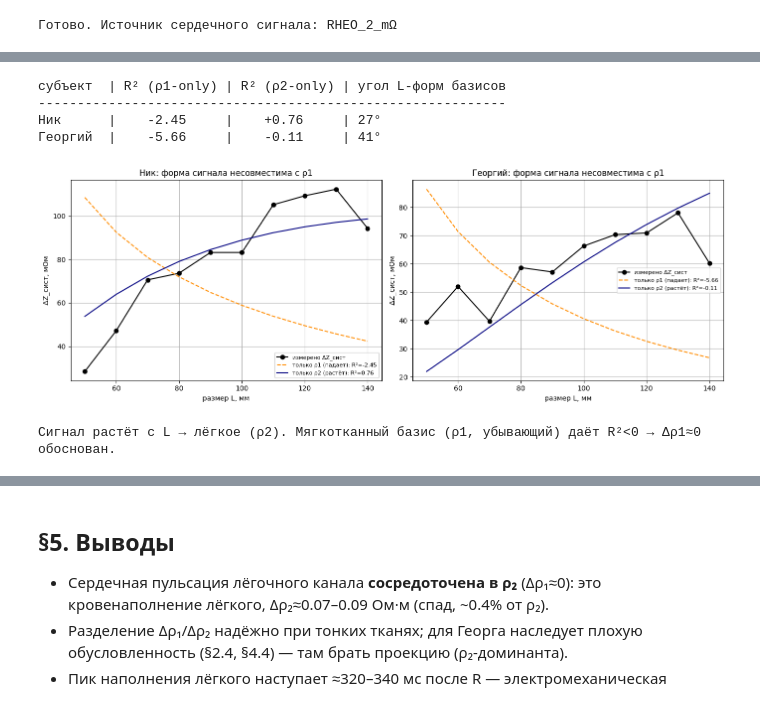
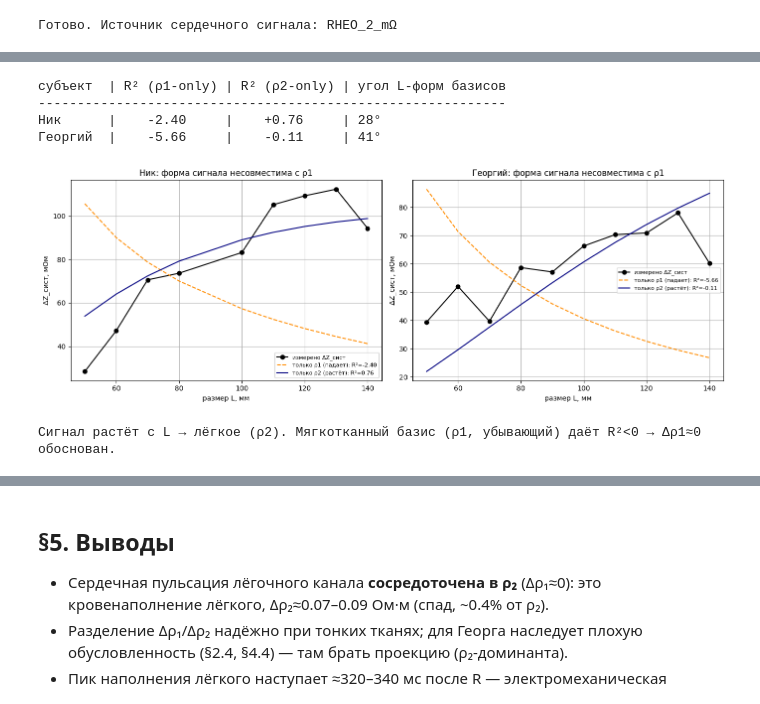
Before and after one commit to NixWrk/PhD_Disser, a Jupyter notebook: Colab Notebooks/11_Систолические_Δρ_и_задержка.ipynb, the cells around one changed output, grey strips where cells are left out. Drawn from its saved outputs; the diff is of its cells as text; code cells hidden in the pictures.

```diff
--- a/Colab Notebooks/11_Систолические_Δρ_и_задержка.ipynb
+++ b/Colab Notebooks/11_Систолические_Δρ_и_задержка.ipynb
@@ -80,12 +139,12 @@ def load_record(info, sz):
 ENS = {}
 for name, info in SUBJECTS.items():
     ENS[name] = {}
-    for sz in SIZES:
+    for sz in info["sizes"]:
         df, fs, R, rec = load_record(info, sz)
         avg, tr, nb = ensemble(df, R, fs)
         ENS[name][sz] = dict(avg=avg, t=tr, nbeats=nb,
                              dZ=(avg.max()-avg.min())/1000.0,        # мОм->Ом
                              t_trough=tr[np.argmin(avg)])
     print("%-8s ΔZ_сист(L): %s мОм"
-          % (name, [int(ENS[name][s]["dZ"]*1000) for s in SIZES]))
+          % (name, [int(ENS[name][s]["dZ"]*1000) for s in info["sizes"]]))
 # %% [output]
@@ -99,7 +164,7 @@ for name, info in SUBJECTS.items():
 # @title График ΔZ_сист(L)
 plt.figure(figsize=(8, 5))
 for name in SUBJECTS:
-    plt.plot(SIZES, [ENS[name][s]["dZ"]*1000 for s in SIZES], "o-", label=name)
+    plt.plot(sorted(ENS[name]), [ENS[name][s]["dZ"]*1000 for s in sorted(ENS[name])], "o-", label=name)
 plt.xlabel("размер L, мм"); plt.ylabel("ΔZ_сист, мОм")
 plt.title("Систолический размах импеданса vs база\n(растёт с L → источник в лёгком)")
 plt.legend(); plt.grid(True); plt.tight_layout(); plt.show()
@@ -115,11 +186,11 @@ print("%-8s | Δρ1     Δρ2     | проекция ρ2 | спред углов
 print("-"*86)
 for name, info in SUBJECTS.items():
     r1, r2, h = info["rho1"], info["rho2"], info["h"]
-    J  = np.array([[dZ_drho1(r1, r2, h, *ab(s)), dZ_drho2(r1, r2, h, *ab(s))] for s in SIZES])
-    dZ = np.array([ENS[name][s]["dZ"] for s in SIZES])
+    J  = np.array([[dZ_drho1(r1, r2, h, *ab(s)), dZ_drho2(r1, r2, h, *ab(s))] for s in sorted(ENS[name])])
+    dZ = np.array([ENS[name][s]["dZ"] for s in sorted(ENS[name])])
     sol, *_ = np.linalg.lstsq(J, dZ, rcond=None)
     proj = np.median(dZ / J[:, 1])                       # Δρ2 при Δρ1=0
-    angs = [np.degrees(np.arctan2(J[k,1], J[k,0])) for k in range(len(SIZES))]
+    angs = [np.degrees(np.arctan2(J[k,1], J[k,0])) for k in range(len(sorted(ENS[name])))]
     spread = max(angs) - min(angs)
     note = "разделение надёжно" if spread > 12 else "split ненадёжен (см. §4.4) → брать проекцию"
     print("%-8s | %6.3f  %6.3f | %6.3f      | %5.1f°      | %s"
@@ -139,30 +216,30 @@ print("\nΔρ2≈0.07–0.09 Ом·м (~0.4%% от ρ2): пульсовое кр
 # %%
 # @title Подгонка ρ1-only vs ρ2-only (обоснование Δρ1≈0)
 fig, ax = plt.subplots(1, len(SUBJECTS), figsize=(7*len(SUBJECTS), 5), squeeze=False)
 print("%-8s | R² (ρ1-only) | R² (ρ2-only) | угол L-форм базисов" % "субъект")
 print("-"*60)
 for j, (name, info) in enumerate(SUBJECTS.items()):
     r1, r2, h = info["rho1"], info["rho2"], info["h"]
-    dZ = np.array([ENS[name][s]["dZ"] for s in SIZES])
-    J1 = np.array([dZ_drho1(r1, r2, h, *ab(s)) for s in SIZES])
-    J2 = np.array([dZ_drho2(r1, r2, h, *ab(s)) for s in SIZES])
+    dZ = np.array([ENS[name][s]["dZ"] for s in sorted(ENS[name])])
+    J1 = np.array([dZ_drho1(r1, r2, h, *ab(s)) for s in sorted(ENS[name])])
+    J2 = np.array([dZ_drho2(r1, r2, h, *ab(s)) for s in sorted(ENS[name])])
     a1 = np.dot(dZ, J1)/np.dot(J1, J1); a2 = np.dot(dZ, J2)/np.dot(J2, J2)
     R2 = lambda res: 1 - np.sum(res**2)/np.sum((dZ-dZ.mean())**2)
     r2_1, r2_2 = R2(dZ-a1*J1), R2(dZ-a2*J2)
     ang = np.degrees(np.arccos(np.dot(J1, J2)/(np.linalg.norm(J1)*np.linalg.norm(J2))))
     print("%-8s |    %+5.2f     |    %+5.2f     | %.0f°" % (name, r2_1, r2_2, ang))
     a = ax[0][j]
-    a.plot(SIZES, dZ*1000,    "ko-", label="измерено ΔZ_сист")
-    a.plot(SIZES, a1*J1*1000, "--", color="darkorange", label="только ρ1 (падает): R²=%.2f" % r2_1)
-    a.plot(SIZES, a2*J2*1000, "-",  color="navy",       label="только ρ2 (растёт): R²=%.2f" % r2_2)
+    a.plot(sorted(ENS[name]), dZ*1000,    "ko-", label="измерено ΔZ_сист")
+    a.plot(sorted(ENS[name]), a1*J1*1000, "--", color="darkorange", label="только ρ1 (падает): R²=%.2f" % r2_1)
+    a.plot(sorted(ENS[name]), a2*J2*1000, "-",  color="navy",       label="только ρ2 (растёт): R²=%.2f" % r2_2)
     a.set_xlabel("размер L, мм"); a.set_ylabel("ΔZ_сист, мОм")
     a.set_title("%s: форма сигнала несовместима с ρ1" % name); a.legend(fontsize=8); a.grid(True)
 plt.tight_layout(); plt.show()
 print("Сигнал растёт с L → лёгкое (ρ2). Мягкотканный базис (ρ1, убывающий) даёт R²<0 → Δρ1≈0 обоснован.")
 # %% [output]
 субъект  | R² (ρ1-only) | R² (ρ2-only) | угол L-форм базисов
 ------------------------------------------------------------
-Ник      |    -2.45     |    +0.76     | 27°
+Ник      |    -2.40     |    +0.76     | 28°
 Георгий  |    -5.66     |    -0.11     | 41°
-[figure, old version]
+[figure, new version]
 Сигнал растёт с L → лёгкое (ρ2). Мягкотканный базис (ρ1, убывающий) даёт R²<0 → Δρ1≈0 обоснован.
```
Also changed, not shown: parts of 32 cells of this notebook, 8 other files.
